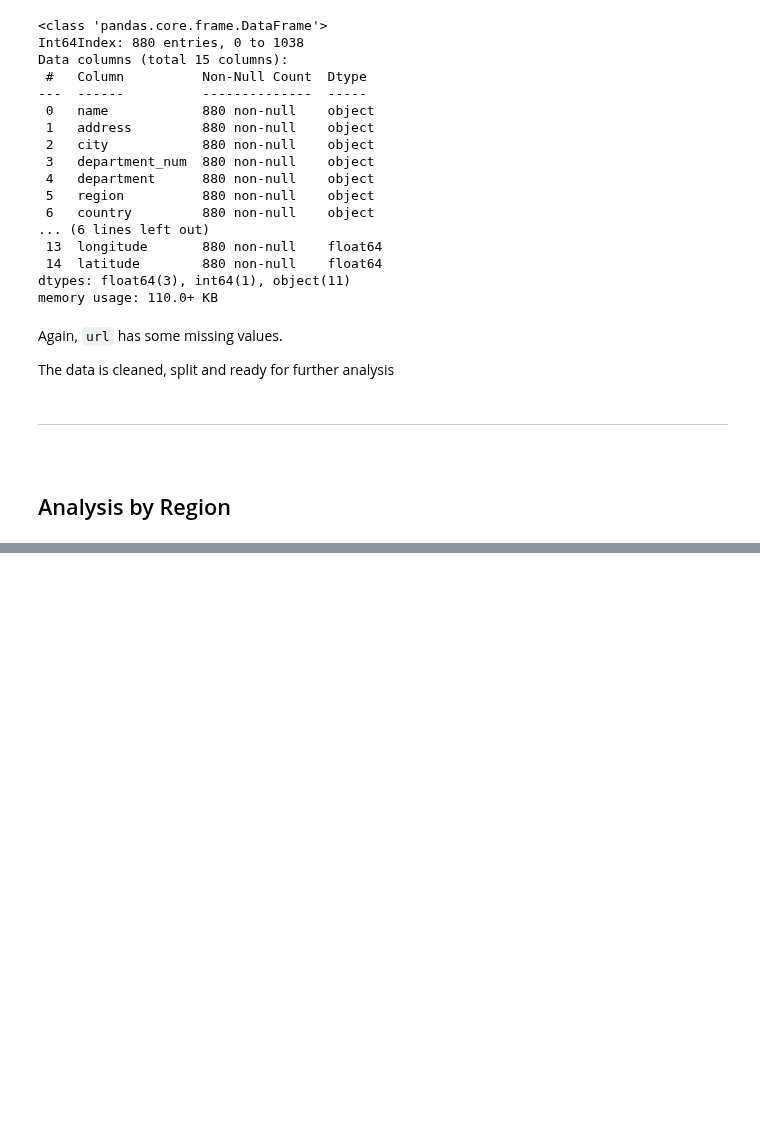
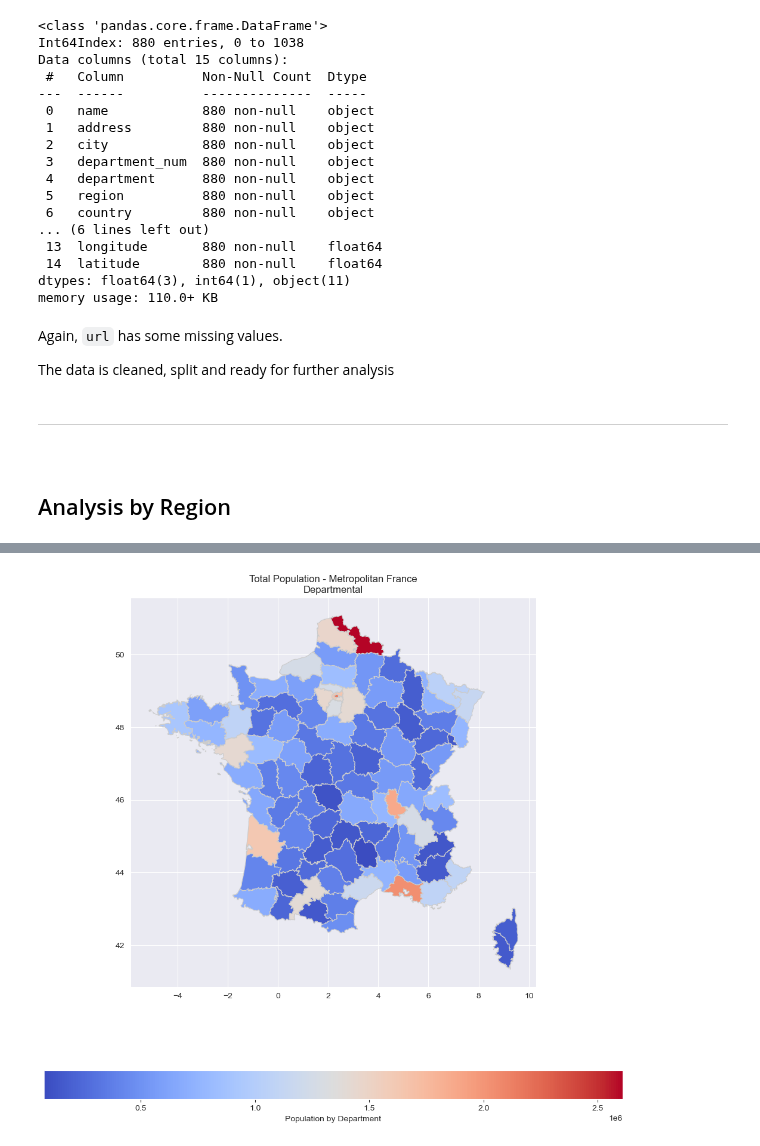
Before and after one commit to pineapple-bois/Michelin_Rated_Restaurants, a Jupyter notebook: Notebooks/France/France.ipynb, the cells around one changed output, grey strips where cells are left out. Saved outputs shown, nothing was run; the diff lists cells and outputs as text; code cells hidden in the pictures; blank space fills up the shorter version.

Commit message:
Added GeoJSON data for France

```diff
--- a/Notebooks/France/France.ipynb
+++ b/Notebooks/France/France.ipynb
@@ -312,0 +326,6 @@ demographics.head()
+# %%
+# Load the GeoJSON file
+gdf = gpd.read_file('../../data/France/departements.geojson')
+
+# Print the first few rows
+gdf.head()
@@ -312,0 +341,9 @@ demographics.head()
+# %%
+# Merge dataframes
+merged = gdf.set_index('code').join(demographics.set_index('department_num'))
+
+# Delete 'nom' column in place
+merged.drop(columns='nom', inplace=True)
+
+print(len(merged))
+merged.head()
@@ -312,0 +363,17 @@ demographics.head()
+# %%
+# Plotting
+fig, ax = plt.subplots(1, 1, figsize=(10, 10))
+# Create map
+merged.plot(column='population',
+            cmap='coolwarm',
+            linewidth=0.8,
+            ax=ax,
+            edgecolor='0.8',
+            legend=True,
+            legend_kwds={'label': "Population by Department",
+                         'orientation': "horizontal"})
+plt.title("Total Population - Metropolitan France\nDepartmental")
+plt.tight_layout()
+plt.show()
+# %% [output]
+[figure, added]
```
Also changed, not shown: parts of 13 cells of this notebook, 1 other file.
